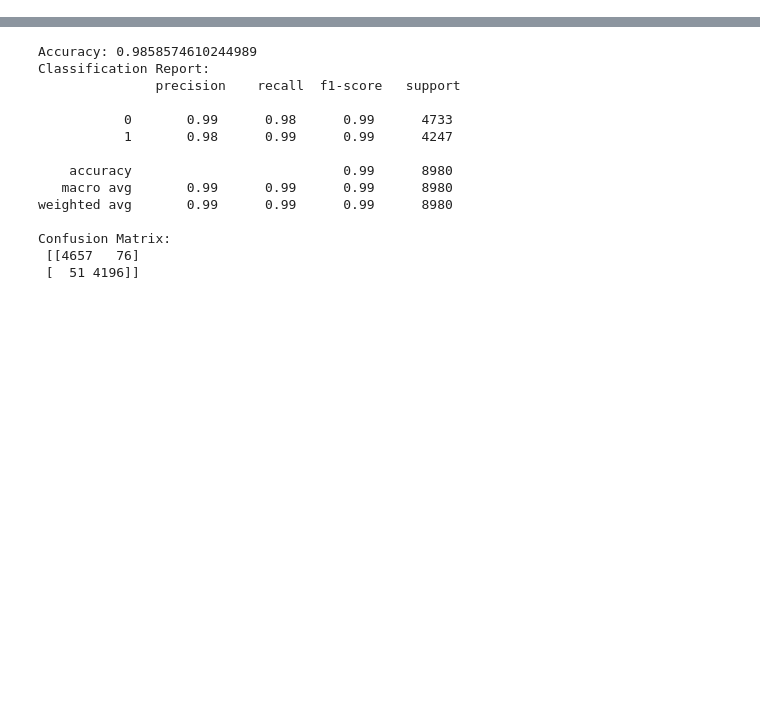
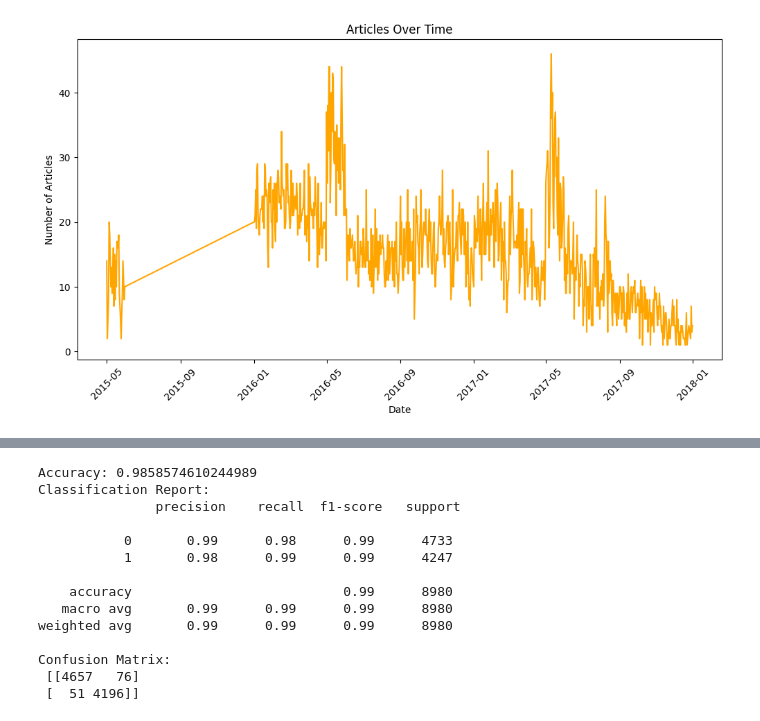
Before and after one commit to marcderoo/Fake_News_Detection, a Jupyter notebook: notebook.ipynb, the cells around one changed output, grey strips where cells are left out. Cells and saved outputs as stored; diff of their text form; code cells hidden in the pictures; blank space fills up the shorter version.

```diff
--- a/notebook.ipynb
+++ b/notebook.ipynb
@@ -28,0 +130,17 @@ y = train_data["label"]  # Les labels (0 ou 1)
+# %%
+# Convertir la colonne 'date' en format datetime
+train_data['date'] = pd.to_datetime(train_data['date'], errors='coerce')
+
+# Compter les articles par date
+articles_by_date = train_data.groupby(train_data['date'].dt.date).size()
+
+# Visualiser l'évolution des articles dans le temps
+plt.figure(figsize=(12, 6))
+plt.plot(articles_by_date.index, articles_by_date.values, color='orange')
+plt.title('Articles Over Time')
+plt.xlabel('Date')
+plt.ylabel('Number of Articles')
+plt.xticks(rotation=45)
+plt.show()
+# %% [output]
+[figure, added]
```
Also changed, not shown: parts of 15 cells of this notebook, 7 other files.
